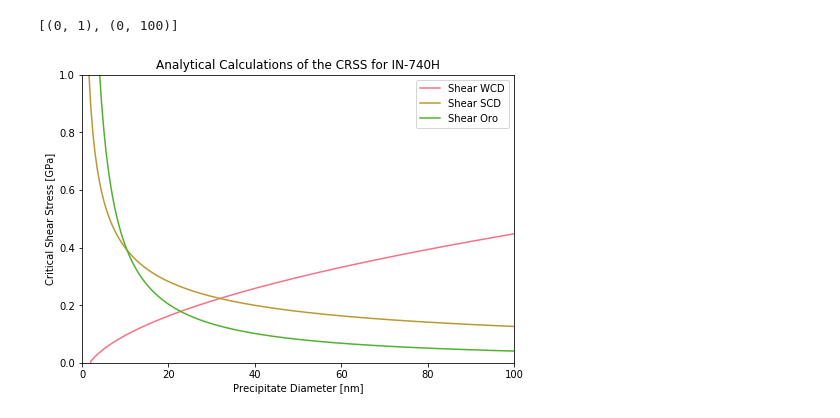
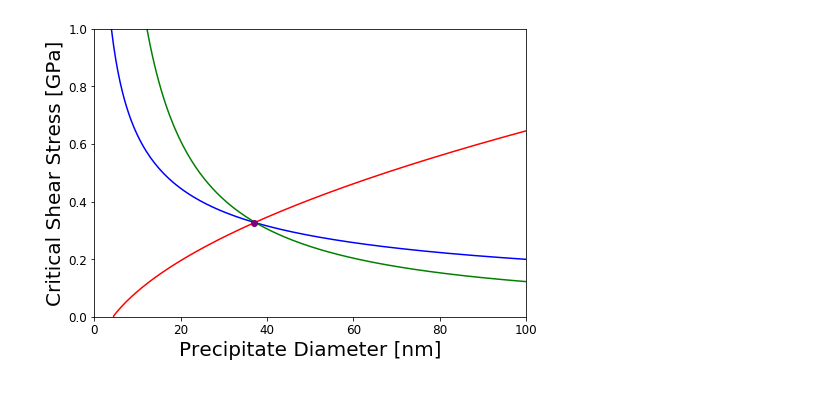
Before and after one commit to DuchJonah/Mat497, a Jupyter notebook: Strengthening Model for 740H v1.ipynb, the cells around one changed output. Saved outputs shown, nothing was run; the diff lists cells and outputs as text; code cells hidden in the pictures.

```diff
--- a/Strengthening Model for 740H v1.ipynb
+++ b/Strengthening Model for 740H v1.ipynb
@@ -3,6 +3,7 @@ import matplotlib.pyplot as plt
 import numpy as np
 import math as m
 import seaborn as sns
+import matplotlib as mpl
 
 def GPa(number):
     if number>10000:
@@ -73,7 +74,7 @@ d_scd = np.arange(nm(0.5),nm(100.5),nm(0.5)) #the last term has a -1 term so 7.0
 
 #f is the volume fraction of gamma prime
 #f = np.arange(0,0.5,0.0025)
-f = 0.1 #for now lets keep this to 2 dimensions
+f = 0.25 #for now lets keep this to 2 dimensions
 
 #space is the interpartile spacing between precipiates and is often simplified as:
 space = (2*d_space*(1-f))/(3*f) #[nm]
@@ -95,40 +96,56 @@ scd_raw = (
     ((t*w*(f**0.5))/(b*d_scd))
     *((((1.28*((d_scd*apbe)/(w*t)))**0.5)))) #the first term is sqrt(3)/2
 #scd_raw = ((0.8660254037844386)*((t*w*(f**0.5))/(b*d_scd))*((((1.28*d_scd*apbe)/(w*t))-1)**0.5)) #the first term is sqrt(3)/2
 #paper I was using had the -1 in there. THE -1 SHOULD NOT BE IN THERE. They lied to me. Curve has completely different shape
 scd = convert_to_GPa (scd_raw)
 
 #orowan is orowan bowing mechanism, most important, especially as precipiates coarsen
 oro_raw = (g*b)/space
 oro = convert_to_GPa (oro_raw)
 
 d_space_plot = convert_to_nm (d_scd)
 d_wcd_plot = convert_to_nm (d_wcd)
 d_scd_plot = convert_to_nm (d_scd)
 
 #print (scd)
 '''Plotting the models'''
 #lets get our plot set up
 %matplotlib inline
 fig = plt.figure()
 ax = fig.add_axes([0,0,1,1])
-ax.set_title("Analytical Calculations of the CRSS for IN-740H")
+#ax.set_title("Analytical Calculations of the CRSS for IN-740H")
 ax.set_xlabel('Precipitate Diameter [nm]')
 ax.set_ylabel('Critical Shear Stress [GPa]')
 #ax.set_facecolor('black')
 sns.set_palette(sns.husl_palette())
 
 #plotting WCD
-plt.plot(d_wcd_plot,wcd,label='Shear WCD')
+plt.plot(d_wcd_plot,wcd,label='Shear WCD', color ='r')
 #plotting SCD
-plt.plot(d_scd_plot,scd,label='Shear SCD')
+plt.plot(d_scd_plot,scd,label='Shear SCD', color ='b')
 #plotting Orowan bowing
-plt.plot(d_space_plot,oro,label='Shear Oro')
-plt.legend()
+plt.plot(d_space_plot,oro,label='Shear Oro', color ='g')
+#plt.legend()
 ax.set(xlim=(0, 100), ylim=(0, 1))
+
+#a little bit of post processing, lets find the critical diameter
+#this finds the intersection of WCD and Orowan Bowing
+idx_oro = np.argwhere(np.diff(np.sign(wcd_raw - oro_raw))).flatten()
+#this does the same for WCD and SCD
+idx_scd = np.argwhere(np.diff(np.sign(wcd_raw - scd_raw))).flatten()
+#which one is smaller? We find the minimum between the two, easy
+crossover_idx = int(min(idx_oro,idx_scd))
+crossover = round(min(float(d_space_plot[idx_oro]),float(d_scd_plot[idx_scd])),2)
+#lets add the crossover point to the box
+plt.plot(d_wcd_plot[crossover_idx], wcd[crossover_idx], 'ro', color = 'purple')
+
+mpl.rc('axes', titlesize=20)
+mpl.rc('axes', labelsize=20)
+plt.rc('xtick', labelsize=12)    # fontsize of the tick labels
+plt.rc('ytick', labelsize=12)
+plt.savefig('Analytical {}% dcrit {} nm.tiff' .format(f*100,str(crossover)), bbox_inches='tight')
 # %% [output]
-[(0, 1), (0, 100)]
-[figure, old version]
+[figure, new version]
 # %%
 from mpl_toolkits import mplot3d
 import numpy as np
```
Also changed, not shown: parts of 3 cells of this notebook.
